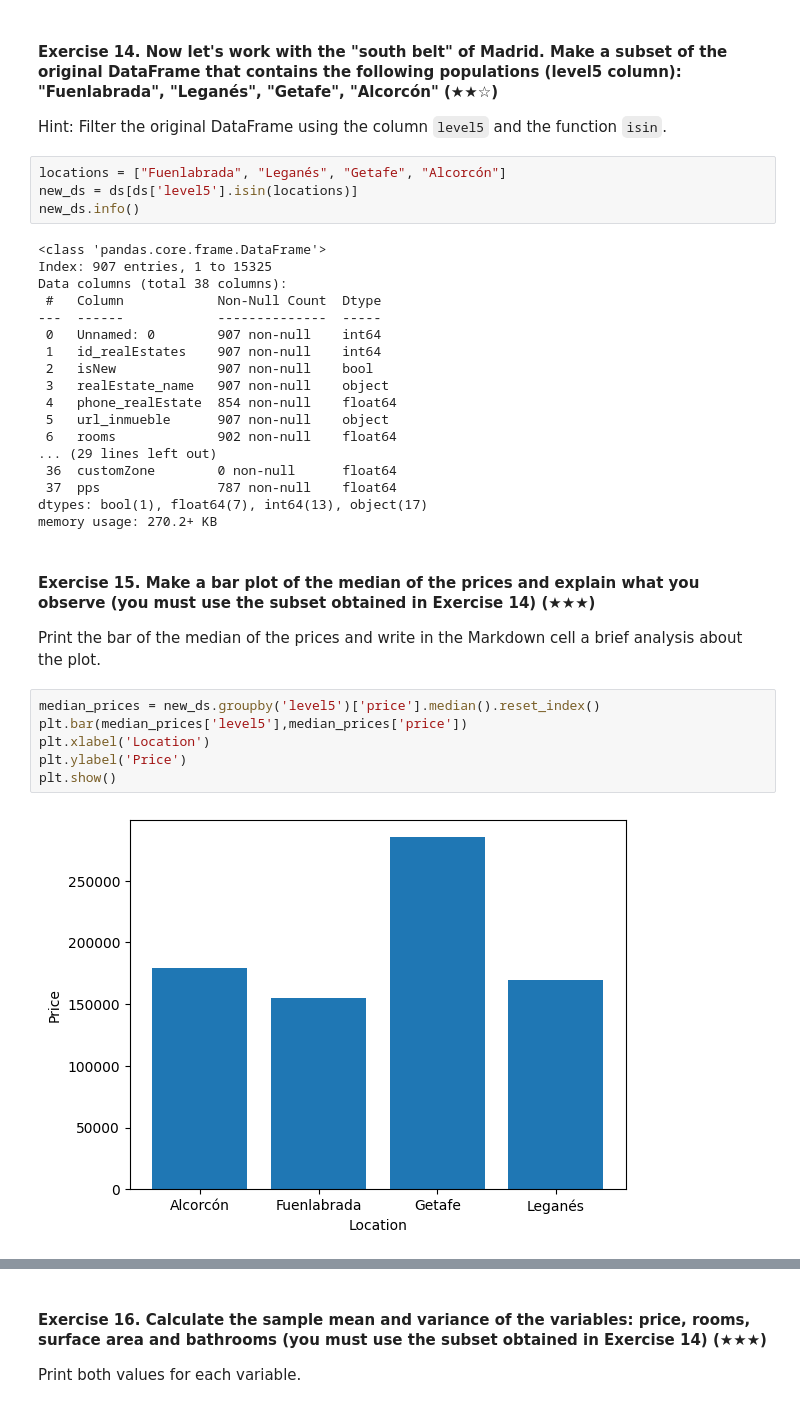
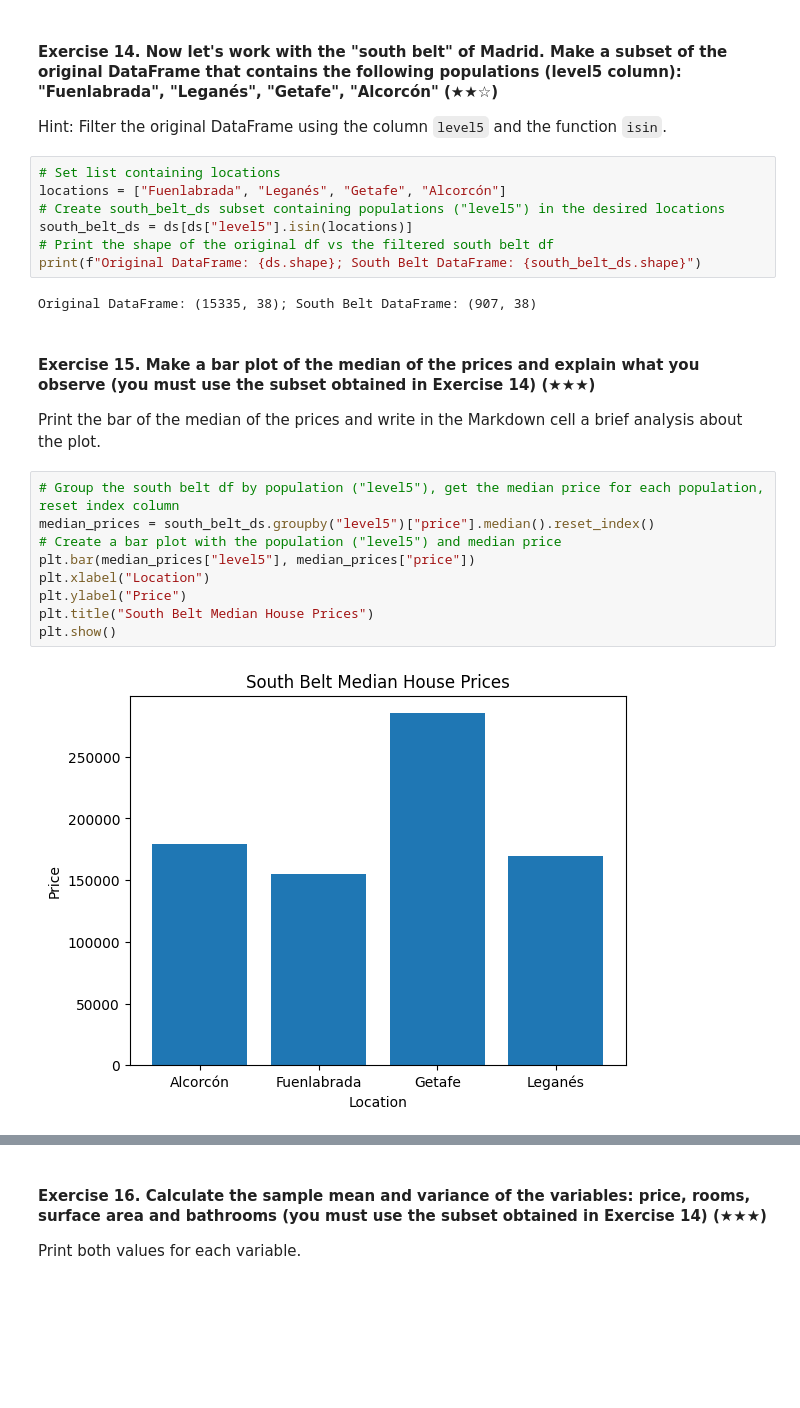
Before and after one commit to helloklow/realestate-datacleanup-exercise, a Jupyter notebook: project.ipynb, the cells around one changed output, grey strips where cells are left out. Cells and saved outputs as stored; diff of their text form; blank space fills up the shorter version.

```diff
--- a/project.ipynb
+++ b/project.ipynb
@@ -235,37 +258,27 @@ Name: count, Length: 168, dtype: int64
 
 Hint: Filter the original DataFrame using the column `level5` and the function `isin`.
 # %%
+# Set list containing locations
 locations = ["Fuenlabrada", "Leganés", "Getafe", "Alcorcón"]
-new_ds = ds[ds['level5'].isin(locations)]
-new_ds.info()
+# Create south_belt_ds subset containing populations ("level5") in the desired locations
+south_belt_ds = ds[ds["level5"].isin(locations)]
+# Print the shape of the original df vs the filtered south belt df
+print(f"Original DataFrame: {ds.shape}; South Belt DataFrame: {south_belt_ds.shape}")
 # %% [output]
-<class 'pandas.core.frame.DataFrame'>
-Index: 907 entries, 1 to 15325
-Data columns (total 38 columns):
- #   Column            Non-Null Count  Dtype
----  ------            --------------  -----
- 0   Unnamed: 0        907 non-null    int64
- 1   id_realEstates    907 non-null    int64
- 2   isNew             907 non-null    bool
- 3   realEstate_name   907 non-null    object
- 4   phone_realEstate  854 non-null    float64
- 5   url_inmueble      907 non-null    object
- 6   rooms             902 non-null    float64
-... (29 lines left out)
- 36  customZone        0 non-null      float64
- 37  pps               787 non-null    float64
-dtypes: bool(1), float64(7), int64(13), object(17)
-memory usage: 270.2+ KB
+Original DataFrame: (15335, 38); South Belt DataFrame: (907, 38)
 # %% [markdown]
 #### Exercise 15. Make a bar plot of the median of the prices and explain what you observe (you must use the subset obtained in Exercise 14) (★★★)
 
 Print the bar of the median of the prices and write in the Markdown cell a brief analysis about the plot.
 # %%
-median_prices = new_ds.groupby('level5')['price'].median().reset_index()
-plt.bar(median_prices['level5'],median_prices['price'])
-plt.xlabel('Location')
-plt.ylabel('Price')
+# Group the south belt df by population ("level5"), get the median price for each population, reset index column
+median_prices = south_belt_ds.groupby("level5")["price"].median().reset_index()
+# Create a bar plot with the population ("level5") and median price
+plt.bar(median_prices["level5"], median_prices["price"])
+plt.xlabel("Location")
+plt.ylabel("Price")
+plt.title("South Belt Median House Prices")
 plt.show()
 # %% [output]
-[figure, old version]
+[figure, new version]
 # %% [markdown]
```
Also changed, not shown: parts of 22 cells of this notebook, 1 other file.
